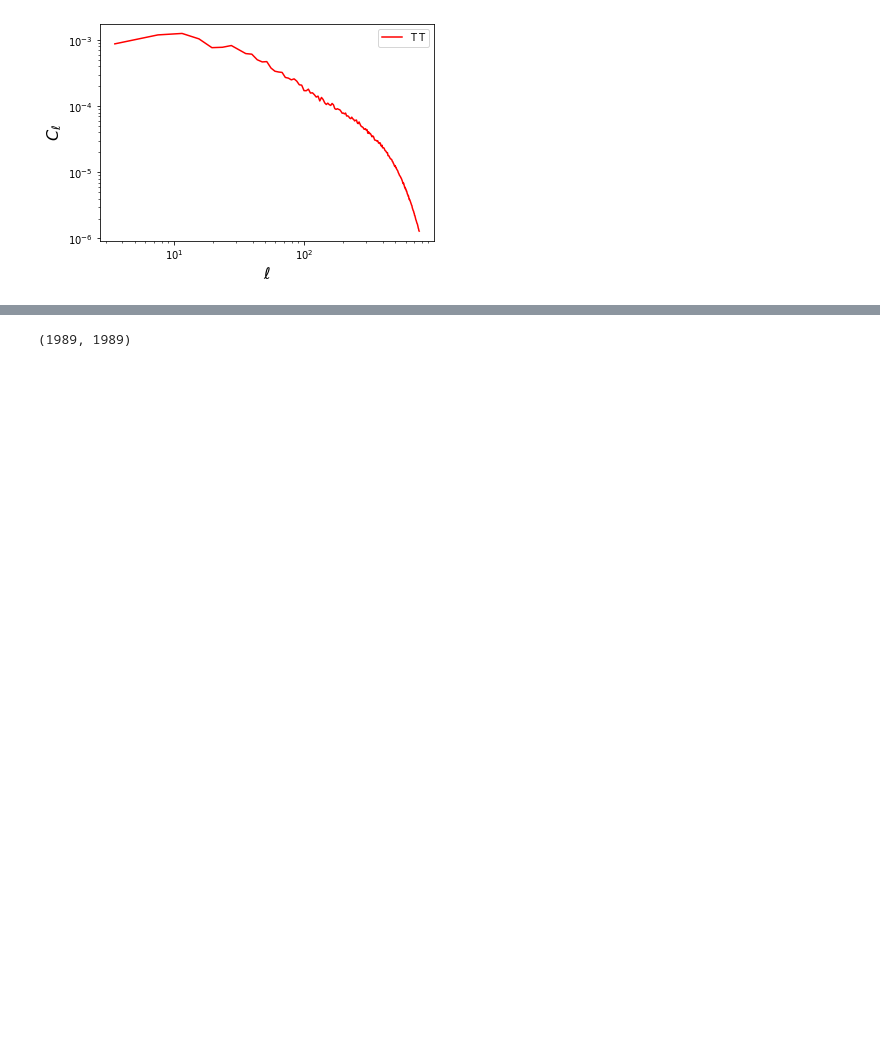
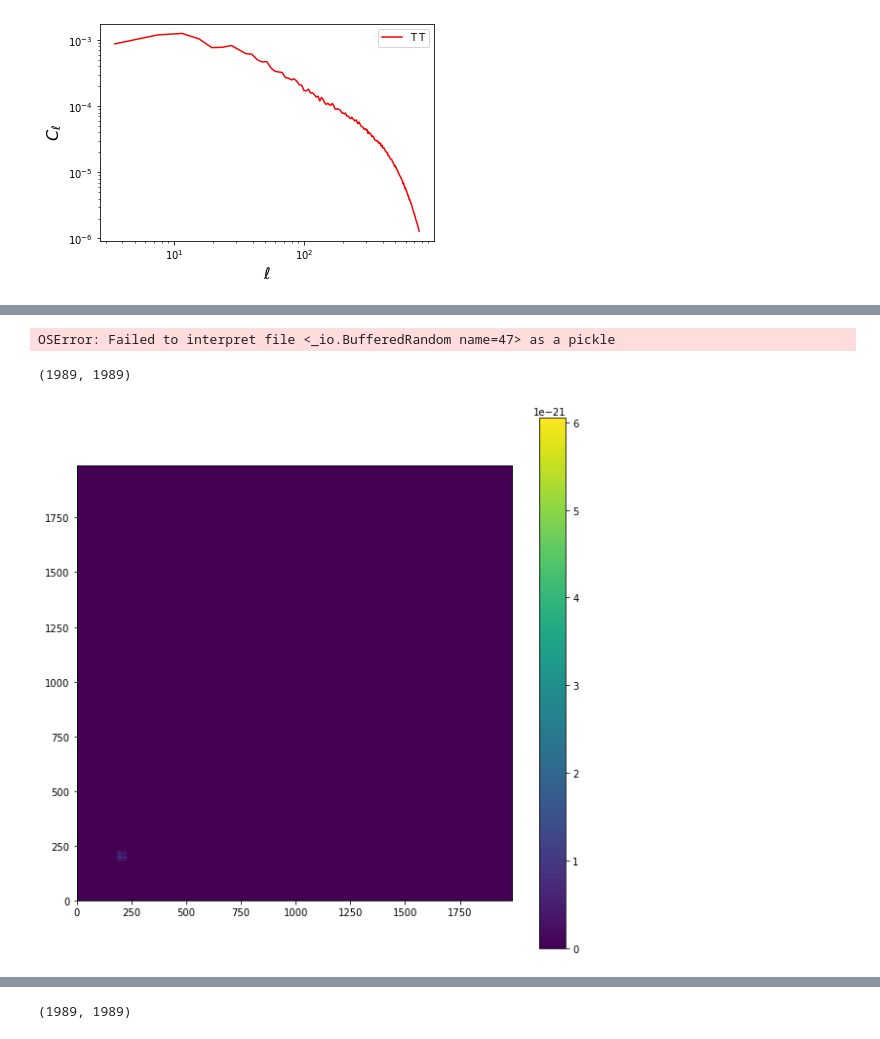
Before and after one commit to joezuntz/mink2, a Jupyter notebook: NaMaster.ipynb, the cells around one changed output, grey strips where cells are left out. Drawn from its saved outputs; the diff is of its cells as text; code cells hidden in the pictures; blank space fills up the shorter version.

```diff
--- a/NaMaster.ipynb
+++ b/NaMaster.ipynb
@@ -80,27 +83,3 @@ Clustering C_l: 191 , Lensing C_l: 191
-# %%
-## Simulation Variables
-thr_ct = 10                                   # threshold count
-nside = 256                                   # number of pixels on each side of the map
-smoothing=20                                  # map scale
-N = 12*nside*nside                            # total number of pixels
-aposize = 1                                   # size of masks (in degrees)
-b = nmt.NmtBin.from_nside_linear(nside, 4)    # apply binning with 4 ells per bandpower
-
-## Analysis Variables
-itr = 2#000                                    # number of iterations
-map_len = 9                                   # sum of the number of lensing and clustering redshift bins
-array_len = map_len*thr_ct*3                  # length of covariance array - multiply by 3 for 3 MFs
-Cl_len = map_len*b.get_n_bands()              # length of Cls
-# %%
-# calculate C_l for any map with masking applied
-
-def C_l(map_,smoothing, nside, aposize):
-
-    mask = np.ones(len(c_map))                    # build mask
-    f_0 = nmt.NmtField(mask, [map_])              # initialize spin-0
-    cl_00 = nmt.compute_full_master(f_0, f_0, b)  # computer MASTER estimator
-
-    return cl_00[0]
 # %%
 # calculate and concatenate C_l for clustering and lensing maps
 
@@ -149,0 +130,28 @@ v_all_fixed.shape
+# %%
+#'''
+
+from tempfile import TemporaryFile
+itr_2000 = TemporaryFile()
+
+# save data
+#np.save(itr_2000,v_all_fixed)
+
+
+# load data
+_ = itr_2000.seek(0)
+np.load(itr_2000,allow_pickle=True)
+
+#'''
+# %% [output]
+OSError: Failed to interpret file <_io.BufferedRandom name=47> as a pickle
+# %%
+# covariance
+cov = np.cov((v_all_fixed.transpose()))
+print(cov.shape)
+fig, ax = plt.subplots(figsize=(10, 10))
+ax_ = ax.imshow((abs(cov)),origin='lower')
+ax_
+fig.colorbar(ax_);
+# %% [output]
+(1989, 1989)
+[figure, added]
```
Also changed, not shown: parts of 9 cells of this notebook.
